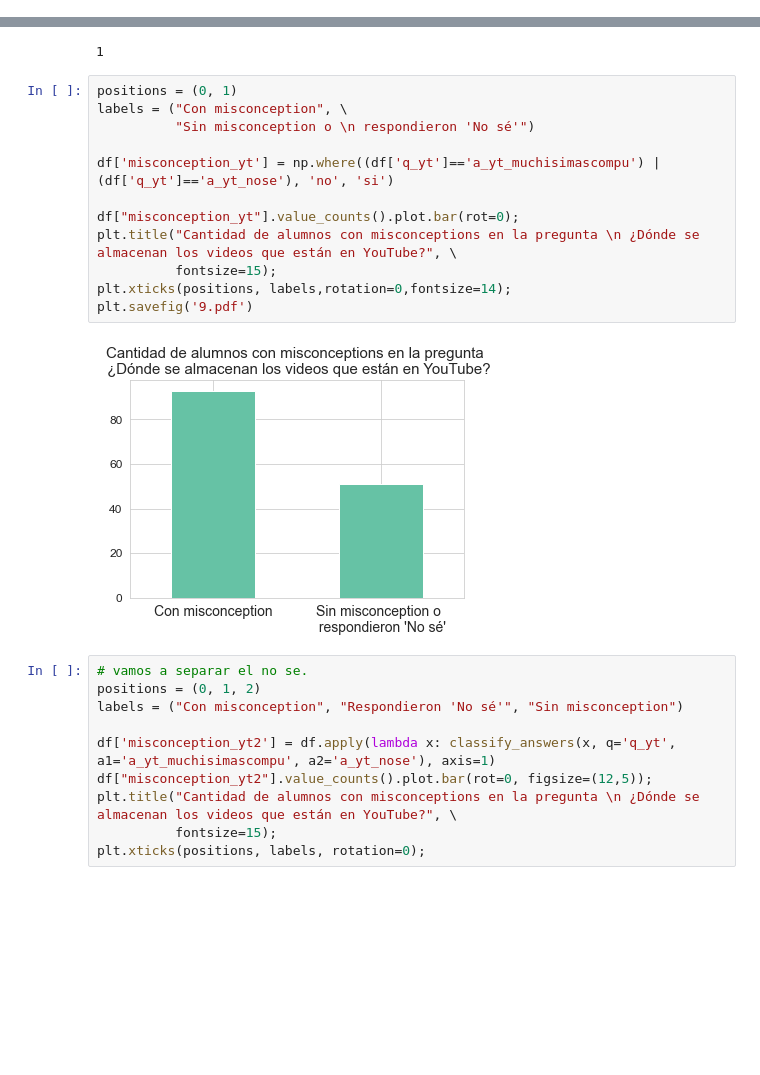
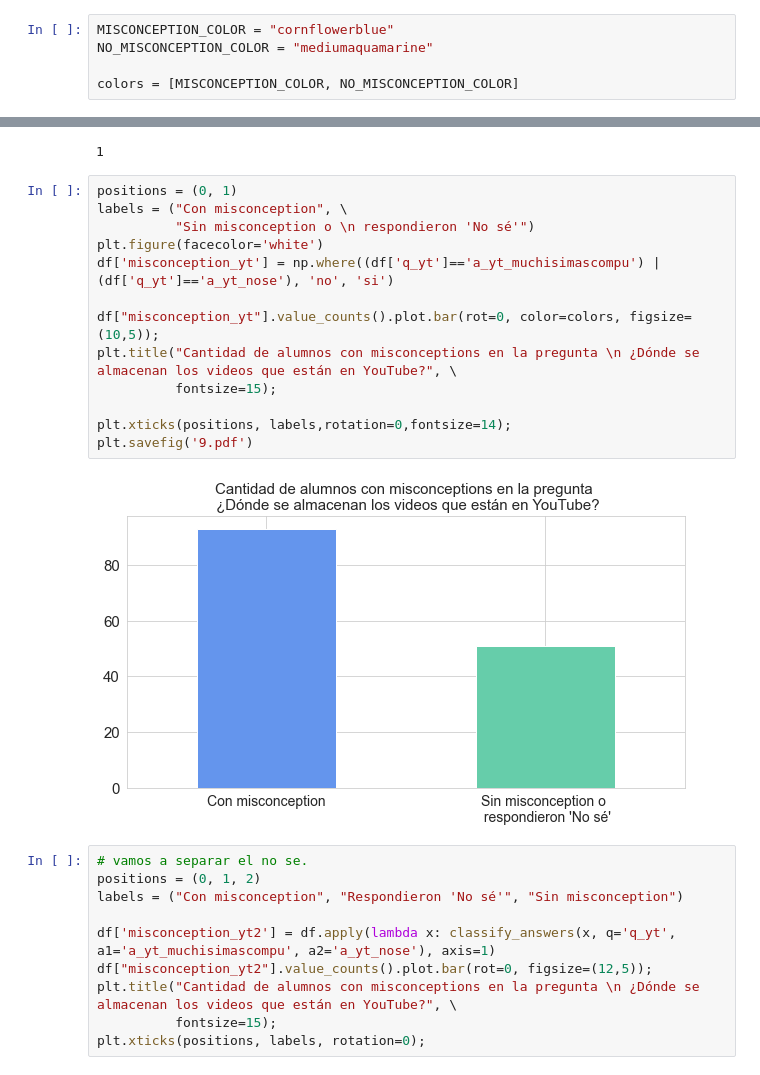
Before and after one commit to luparral/misconceptions, a Jupyter notebook: notebooks/Misconceptions.ipynb, the cells around one changed output, grey strips where cells are left out. Drawn from its saved outputs; the diff is of its cells as text; blank space fills up the shorter version.

```diff
--- a/notebooks/Misconceptions.ipynb
+++ b/notebooks/Misconceptions.ipynb
@@ -43,3 +45,8 @@ df.shape
+# %%
+MISCONCEPTION_COLOR = "cornflowerblue"
+NO_MISCONCEPTION_COLOR = "mediumaquamarine"
+
+colors = [MISCONCEPTION_COLOR, NO_MISCONCEPTION_COLOR]
 # %% [markdown]
 # Almacenamiento de datos en YouTube
 # %%
@@ -94,17 +101,18 @@ plt.legend(patches, labels, loc='best', bbox_to_anchor=(-0.1, 1.),
 # %%
 positions = (0, 1)
 labels = ("Con misconception", \
           "Sin misconception o \n respondieron 'No sé'")
-
+plt.figure(facecolor='white')
 df['misconception_yt'] = np.where((df['q_yt']=='a_yt_muchisimascompu') | (df['q_yt']=='a_yt_nose'), 'no', 'si')
 
-df["misconception_yt"].value_counts().plot.bar(rot=0);
+df["misconception_yt"].value_counts().plot.bar(rot=0, color=colors, figsize=(10,5));
 plt.title("Cantidad de alumnos con misconceptions en la pregunta \n ¿Dónde se almacenan los videos que están en YouTube?", \
           fontsize=15);
+
 plt.xticks(positions, labels,rotation=0,fontsize=14);
 plt.savefig('9.pdf')
 # %% [output]
-[figure, old version]
+[figure, new version]
 # %%
 # vamos a separar el no se.
 positions = (0, 1, 2)
```
Also changed, not shown: parts of 15 cells of this notebook, 25 other files.
